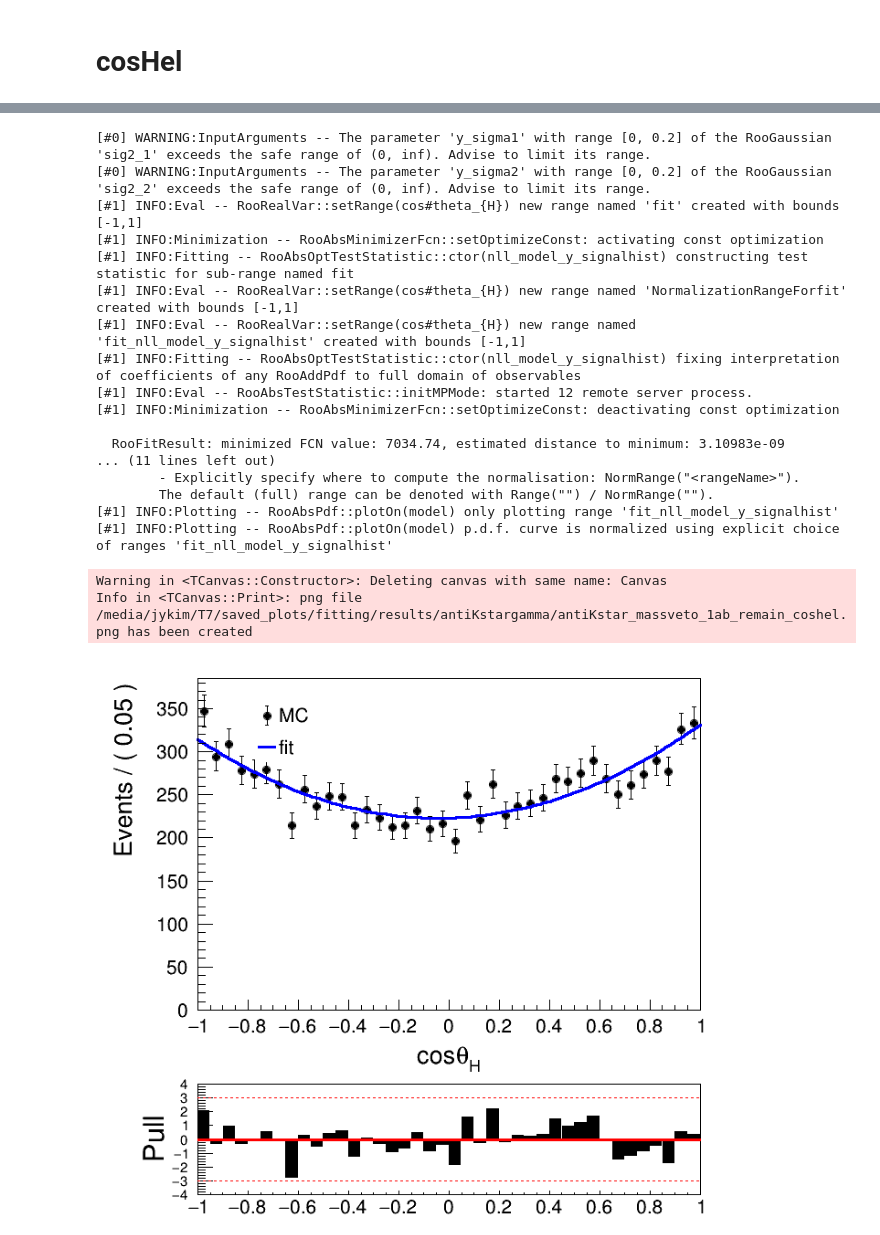
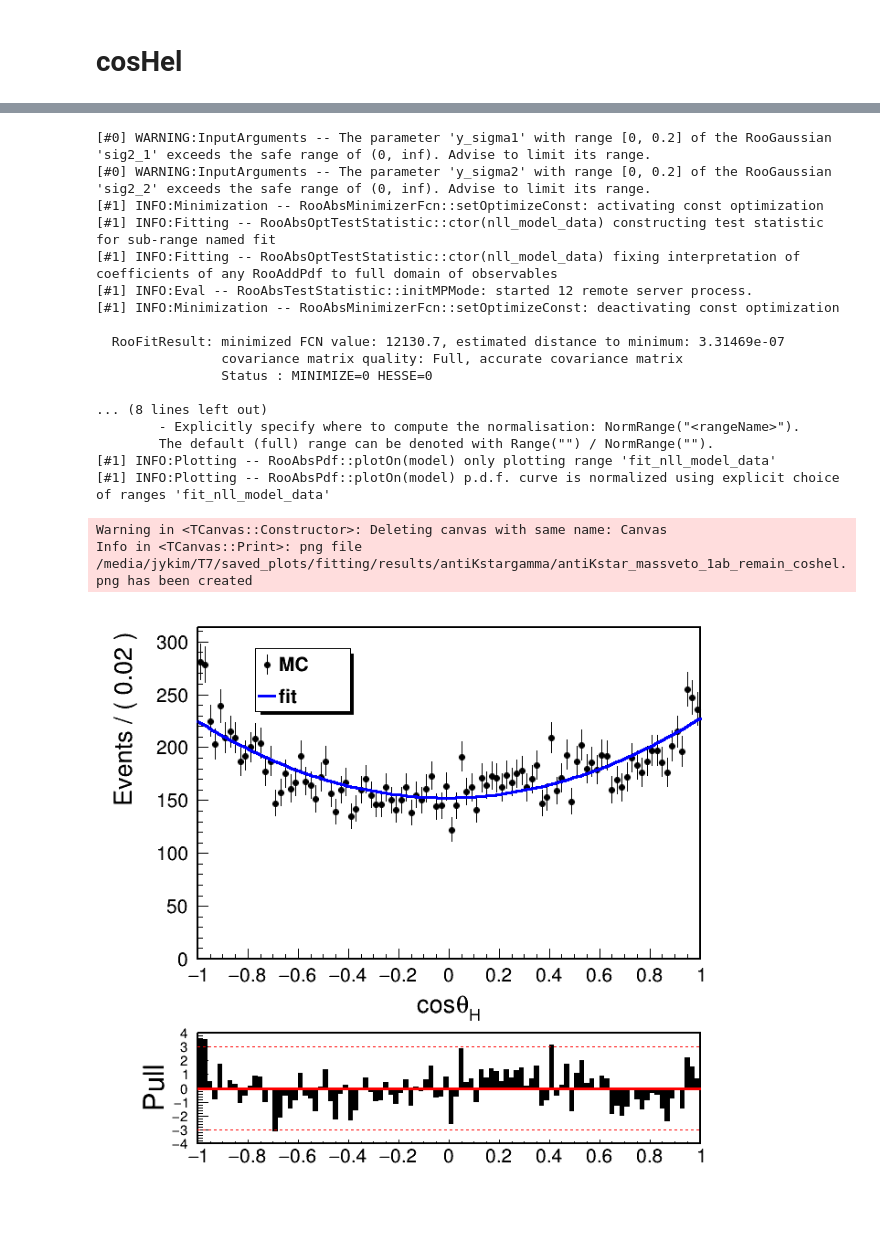
Before and after one commit to jykim-physics/DRAW_and_FITTING, a Jupyter notebook: main/FITTING/antiKstargamma/1D_1ab_sigbkg/antiKstar_except_Vpi0_sig.ipynb, the cells around one changed output, grey strips where cells are left out. Saved outputs shown, nothing was run; the diff lists cells and outputs as text; code cells hidden in the pictures; blank space fills up the shorter version.

```diff
--- a/main/FITTING/antiKstargamma/1D_1ab_sigbkg/antiKstar_except_Vpi0_sig.ipynb
+++ b/main/FITTING/antiKstargamma/1D_1ab_sigbkg/antiKstar_except_Vpi0_sig.ipynb
@@ -83,0 +224,14 @@ c1.Draw()
+# %%
+
+# a = iCascDcyBrP_Dst_0
+
+# data = ROOT.RooDataSet("data","", ROOT.RooArgSet(x,y,z), ROOT.RooFit.Import(mychain), Cut=" D0_M>1.68 & D0_M<2.05 & Belle2Pi0Veto_75MeV > 0.022 ")
+before_data4 = ROOT.RooDataSet("data4","", ROOT.RooArgSet(x,y,z), ROOT.RooFit.Import(mychain4), Cut=" D0_M>1.68 & D0_M<2.05 & dM_pi0_75MeV > 0.022  ")
+
+
+# w_1 = ROOT.RooRealVar('w_1', 'w', 0,1)
+# w_1.setVal(1)
+before_data4.addColumn(w_1)
+data4 = ROOT.RooDataSet(before_data4.GetName(), before_data4.GetTitle(),before_data4, before_data4.get(), '' ,  'w_1')
+N_total = data4.sumEntries()
+print(N_total)
@@ -83,0 +248,2 @@ c1.Draw()
+# %%
+data1.append(data4)
@@ -84,9 +254,9 @@ c1.Draw()
 # %%
-fitting_region = (1.67, 2.06)
-x = ROOT.RooRealVar("M(D^{0})", "M(D^{0}) [GeV/c^{2}]", fitting_region[0], fitting_region[1], "")
-# x.setBins(40)
-l = ROOT.RooArgList(x)
-# signalhist = ROOT.RooDataHist("sighist", "sighist", l, D0_M_TH1F, scale_factor)
-signalhist = ROOT.RooDataHist("sighist", "sighist", l, D0_M_TH1F_2, 1)
+fitting_region = (1.68, 2.05)
+# x = ROOT.RooRealVar("M(D^{0})", "M(D^{0}) [GeV/c^{2}]", fitting_region[0], fitting_region[1], "")
+# # x.setBins(40)
+# l = ROOT.RooArgList(x)
+# # signalhist = ROOT.RooDataHist("sighist", "sighist", l, D0_M_TH1F, scale_factor)
+# signalhist = ROOT.RooDataHist("sighist", "sighist", l, D0_M_TH1F_2, 1)
 # %%
 
@@ -352,11 +474,11 @@ ROOT.gROOT.ProcessLineSync(".x MyPdf_xsquared.cxx+")
 # ROOT.gROOT.ProcessLineSync(".x MyPdf_xsquared_nopara.cxx+")
 # %%
 fitting_region = (-1, 1)
-y = ROOT.RooRealVar("cos#theta_{H}", "cos#theta_{H}", fitting_region[0], fitting_region[1], "")
+# y = ROOT.RooRealVar("cos#theta_{H}", "cos#theta_{H}", fitting_region[0], fitting_region[1], "")
 # y.setBins(50)
-y_l = ROOT.RooArgList(y)
+# y_l = ROOT.RooArgList(y)
 # signalhist = ROOT.RooDataHist("sighist", "sighist", l, D0_M_TH1F, scale_factor)
-y_signalhist = ROOT.RooDataHist("y_signalhist", "sighist", y_l, D0_cosHel_TH1F, 1)
+# y_signalhist = ROOT.RooDataHist("y_signalhist", "sighist", y_l, D0_cosHel_TH1F, 1)
 # %%
 y_mean = ROOT.RooRealVar("y_mean", "mean of gaussians", 0.5,0.4, 0.6)
 y_sigma1 = ROOT.RooRealVar("y_sigma1", "width of gaussians", 0.03,0,0.2)
@@ -466,10 +538,11 @@ sig_model1 = ROOT.RooAddPdf("sig_model1", "model", [sig1, sig2], sig1frac)
 # model = ROOT.RooAddPdf("model", "model", [sig3, sig_model1], sig2frac)
 
 
+# model = ROOT.RooChebychev("model", "Signal component 1", y, ROOT.RooArgList(Cheby_c0, Cheby_c1, Cheby_c2))
 model = ROOT.RooChebychev("model", "Signal component 1", y, ROOT.RooArgList(Cheby_c0, Cheby_c1))
 
 
-run = model.fitTo(y_signalhist,NumCPU=12,Range=(-1,1),PrintLevel=-1, Save=1)
+run = model.fitTo(data1,NumCPU=12,Range=(-1,1),PrintLevel=-1, Save=1)
 # run = model.fitTo(y_signalhist,NumCPU=12,Range=(-1,1),PrintLevel=-1)
 
 run.Print()
@@ -477,7 +550,7 @@ canv.cd(1)
 # frame = x.frame(Title="D^{0} #rightarrow #bar{K}^{*0} #pi^{0}")
 frame = y.frame(Title=" ")
 
-y_signalhist.plotOn(frame,Name = "data1", XErrorSize=0)
+data1.plotOn(frame,Name = "data1", XErrorSize=0)
 
 # model.plotOn(frame, Name="gauss1", Components=sig1, LineStyle=ROOT.kDashed, LineColor=593)
 # model.plotOn(frame, Name="CB1", Components=sig2, LineStyle=ROOT.kDashed, LineColor=593)
@@ -492,7 +565,7 @@ frame.Draw("PE")
 
 
 leg1 = ROOT.TLegend(0.25, 0.75, 0.4, 0.9)
-leg1.SetBorderSize(0)
+# leg1.SetBorderSize(0)
 
 leg1.SetFillColor(ROOT.kWhite)
 # leg1.SetHeader("The Legend title","C")
@@ -531,45 +604,45 @@ line = ROOT.TLine(xmin1,0.0,xmax1,0.0)
 line1 = ROOT.TLine(xmin1,3.0,xmax1,3.0)
 line2 = ROOT.TLine(xmin1,-3.0,xmax1,-3.0)
 
 line.SetLineColor(ROOT.kRed)
 line.SetLineWidth(3)
 line1.SetLineColor(ROOT.kRed)
 line2.SetLineColor(ROOT.kRed)
 line1.SetLineStyle(2)
 line2.SetLineStyle(2)
 line.Draw("SAME")
 line1.Draw("SAME")
 line2.Draw("SAME")
 
 canv.Update()
 
 canv.Draw()
 canv.SaveAs("/media/jykim/T7/saved_plots/fitting/results/antiKstargamma/antiKstar_massveto_1ab_remain_coshel.png")
 
-f = ROOT.TFile("phig_signalMC_fitresult.root", "RECREATE")
-r.Write("phig_sig")
+f = ROOT.TFile("antiKstarg_remain_fitresult_coshel.root", "RECREATE")
+run.Write("antiKstarg")
 f.Close()
 # %% [output]
 [#0] WARNING:InputArguments -- The parameter 'y_sigma1' with range [0, 0.2] of the RooGaussian 'sig2_1' exceeds the safe range of (0, inf). Advise to limit its range.
 [#0] WARNING:InputArguments -- The parameter 'y_sigma2' with range [0, 0.2] of the RooGaussian 'sig2_2' exceeds the safe range of (0, inf). Advise to limit its range.
-[#1] INFO:Eval -- RooRealVar::setRange(cos#theta_{H}) new range named 'fit' created with bounds [-1,1]
 [#1] INFO:Minimization -- RooAbsMinimizerFcn::setOptimizeConst: activating const optimization
-[#1] INFO:Fitting -- RooAbsOptTestStatistic::ctor(nll_model_y_signalhist) constructing test statistic for sub-range named fit
-[#1] INFO:Eval -- RooRealVar::setRange(cos#theta_{H}) new range named 'NormalizationRangeForfit' created with bounds [-1,1]
-[#1] INFO:Eval -- RooRealVar::setRange(cos#theta_{H}) new range named 'fit_nll_model_y_signalhist' created with bounds [-1,1]
-[#1] INFO:Fitting -- RooAbsOptTestStatistic::ctor(nll_model_y_signalhist) fixing interpretation of coefficients of any RooAddPdf to full domain of observables
+[#1] INFO:Fitting -- RooAbsOptTestStatistic::ctor(nll_model_data) constructing test statistic for sub-range named fit
+[#1] INFO:Fitting -- RooAbsOptTestStatistic::ctor(nll_model_data) fixing interpretation of coefficients of any RooAddPdf to full domain of observables
 [#1] INFO:Eval -- RooAbsTestStatistic::initMPMode: started 12 remote server process.
 [#1] INFO:Minimization -- RooAbsMinimizerFcn::setOptimizeConst: deactivating const optimization
 
-  RooFitResult: minimized FCN value: 7034.74, estimated distance to minimum: 3.10983e-09
-... (11 lines left out)
+  RooFitResult: minimized FCN value: 12130.7, estimated distance to minimum: 3.31469e-07
+                covariance matrix quality: Full, accurate covariance matrix
+                Status : MINIMIZE=0 HESSE=0
+
+... (8 lines left out)
         - Explicitly specify where to compute the normalisation: NormRange("<rangeName>").
         The default (full) range can be denoted with Range("") / NormRange("").
-[#1] INFO:Plotting -- RooAbsPdf::plotOn(model) only plotting range 'fit_nll_model_y_signalhist'
-[#1] INFO:Plotting -- RooAbsPdf::plotOn(model) p.d.f. curve is normalized using explicit choice of ranges 'fit_nll_model_y_signalhist'
+[#1] INFO:Plotting -- RooAbsPdf::plotOn(model) only plotting range 'fit_nll_model_data'
+[#1] INFO:Plotting -- RooAbsPdf::plotOn(model) p.d.f. curve is normalized using explicit choice of ranges 'fit_nll_model_data'
 Warning in <TCanvas::Constructor>: Deleting canvas with same name: Canvas
 Info in <TCanvas::Print>: png file /media/jykim/T7/saved_plots/fitting/results/antiKstargamma/antiKstar_massveto_1ab_remain_coshel.png has been created
-[figure, old version]
+[figure, new version]
 # %%
 model.Print("t")
 # %% [output]
```
Also changed, not shown: parts of 38 cells of this notebook, 36 other files.
